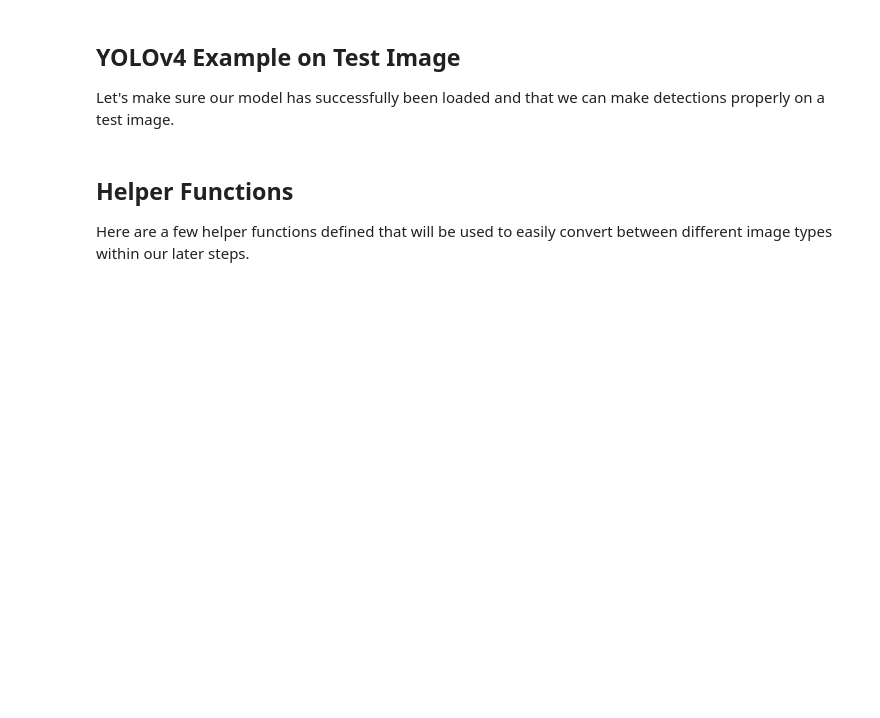
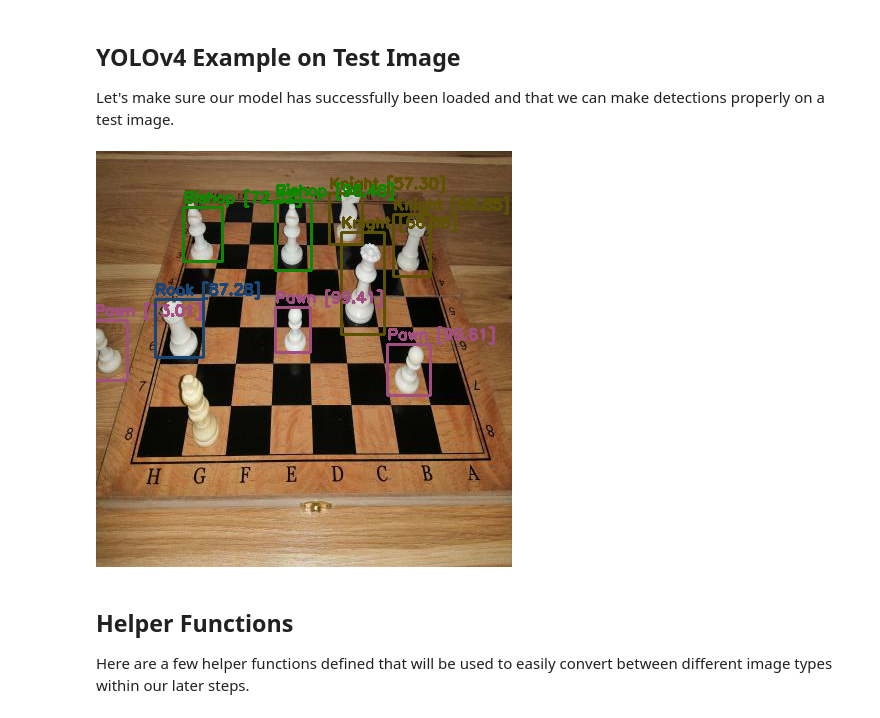
Before and after one commit to o54ma-4l5h4r1f/ChessObjectsDetection, a Jupyter notebook: yolov4_webcam-2.ipynb, the cells around one changed output. Cells and saved outputs as stored; diff of their text form; code cells hidden in the pictures; blank space fills up the shorter version.

```diff
--- a/yolov4_webcam-2.ipynb
+++ b/yolov4_webcam-2.ipynb
@@ -402,7 +405,7 @@ In order to utilize YOLOv4 with Python code we will use some of the pre-built fu
 # import darknet functions to perform object detections
 from darknet import *
 # load in our YOLOv4 architecture network
-network, class_names, class_colors = load_network("/content/tmp/custom-yolov4-detector.cfg", "/content/tmp/obj.data", "/content/tmp/custom-yolov4-detector_best.weights")
+network, class_names, class_colors = load_network("/content/tmp/custom-yolov4-detector.cfg", "/content/tmp/obj.data", "/content/custom-yolov4-detector_best.weights")
 width = network_width(network)
 height = network_height(network)
 
@@ -431,20 +434,22 @@ Let's make sure our model has successfully been loaded and that we can make dete
 # %%
 # run test on person.jpg image that comes with repository
 #folder = '/content/Chess-white-3/train/'
 # for img in [f for f in os.listdir(dataset.location + '/train') if f.endswith('jpg')]:
 #   print(dataset.location + '/train/' + img)
 
-image = cv2.imread('/content/ChessObjectsDetection-1/test/12_jpg.rf.5740defaf05725edd358953ec9fedce3.jpg')
+image = cv2.imread('/content/ChessObjectsDetection-1/test/5_jpg.rf.18dd75b4224e0c5d5593cbcd9995408d.jpg')
 detections, width_ratio, height_ratio = darknet_helper(image, width, height)
 
 for label, confidence, bbox in detections:
   left, top, right, bottom = bbox2points(bbox)
   left, top, right, bottom = int(left * width_ratio), int(top * height_ratio), int(right * width_ratio), int(bottom * height_ratio)
   cv2.rectangle(image, (left, top), (right, bottom), class_colors[label], 2)
   cv2.putText(image, "{} [{:.2f}]".format(label, float(confidence)),
                     (left, top - 5), cv2.FONT_HERSHEY_SIMPLEX, 0.5,
                     class_colors[label], 2)
 cv2_imshow(image)
+# %% [output]
+[figure, added]
 # %% [markdown]
 ## Helper Functions
 Here are a few helper functions defined that will be used to easily convert between different image types within our later steps.
```
Also changed, not shown: parts of 9 cells of this notebook.
